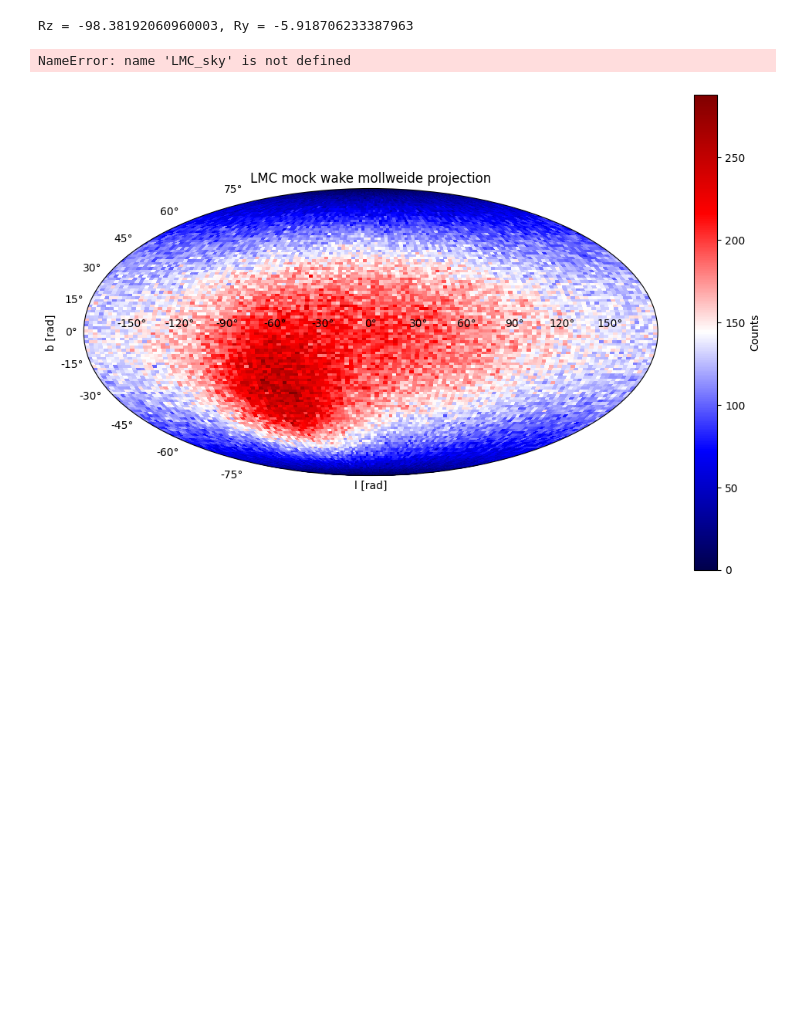
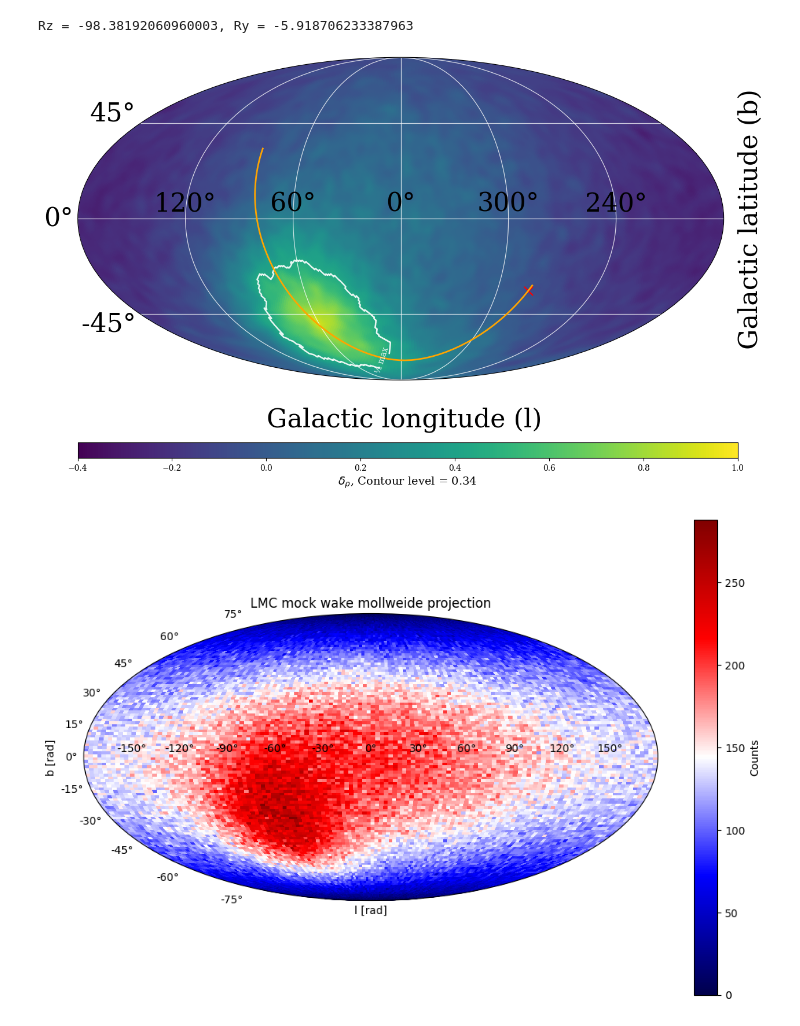
Before and after one commit to TheArchAstronomer/My_thesis, a Jupyter notebook: Hernquist_profile.ipynb, the cells around one changed output. Saved outputs shown, nothing was run; the diff lists cells and outputs as text; code cells hidden in the pictures; blank space fills up the shorter version.

```diff
--- a/Hernquist_profile.ipynb
+++ b/Hernquist_profile.ipynb
@@ -241,7 +241,7 @@ delta = np.full_like(m, hp.UNSEEN, dtype=float)
 delta[pop] = (m[pop] / mu) - 1.0
 
 # Smoothing funktsioon, proovi ilma selleta! See 5 on siin suvaline, seda peab vaatama veel.
-fwhm = np.radians(10)
+fwhm = np.radians(5)
 delta_sm = hp.smoothing(delta, fwhm=fwhm, verbose=False)
 
 # Healpy -> Matplib toimub siin
@@ -288,8 +288,9 @@ class ThetaFormatterShiftPi(GeoAxes.ThetaFormatter):
 #
 # Siin on alles plottimine
 #
-
-fig = plt.figure(figsize=(12, 8), facecolor='white')
+plt.rc('text', usetex=False)
+plt.rc('font', family='serif')
+fig = plt.figure(figsize=(12, 9), facecolor='white')
 ax = fig.add_subplot(111, projection="mollweide")
 
 # Neid vmin/vmax väärtusi võib vajaduse muuta, Foote-is on -0.4 kuni 1.0
@@ -300,17 +301,18 @@ ax = fig.add_subplot(111, projection="mollweide")
 
 valid = np.isfinite(grid_map)
 vmax = np.nanpercentile(grid_map[valid], 99)
-vmax = 0.5            # avoid zero; adjust as needed
-vmin = -0.5
+vmax = 1.0           # avoid zero; adjust as needed
+vmin = -0.4
 
 # Plot map; reverse longitude to keep east-to-the-left astronomy convention
 image = ax.pcolormesh(
     longitude[::-1], latitude, grid_map,
     vmin=vmin, vmax=vmax,
-    cmap="seismic", rasterized=True,
+    cmap="viridis", rasterized=True,
 )
 
-halfmax = 0.5 * np.nanmax(grid_map[valid])
+# halfmax = 0.34* np.nanmax(grid_map[valid])
+halfmax = 0.5* np.nanmax(grid_map[valid])
 
 cont = ax.contour(
     longitude[::-1], latitude, grid_map,
@@ -321,42 +323,46 @@ ax.clabel(cont, fmt={halfmax: '½ max'}, inline=True, fontsize=10, colors='white
 
 # Orbit overlays (Matplotlib expects radians here)
 # LMC orbiit
 ax.plot(
     -LMC_orbit.galactic.l.wrap_at(180*u.deg).radian,
      LMC_orbit.galactic.b.radian,
      color='orange', lw=2, label='LMC orbit'
 )
 
 # LMC tänane asukoht
 ax.scatter(
     -LMC_location_today.galactic.l.wrap_at(180*u.deg).radian,
      LMC_location_today.galactic.b.radian,
      marker='x', color='red', s=120, label='LMC today (SIMBAD)'
 )
 
 # Grid and tick labels
-ax.grid(True, color="gray", lw=0.6, alpha=0.8)
+# ax.grid(True, color="gray", lw=0.6, alpha=0.8)
+ax.grid(True, color="white", lw=0.9, alpha=0.8)
 ax.set_longitude_grid(60)
-ax.set_latitude_grid(30)
+ax.set_latitude_grid(45)
+# ax.set_latitude_grid(30)
 ax.set_longitude_grid_ends(90)
 ax.xaxis.set_major_formatter(ThetaFormatterShiftPi(60))
-ax.tick_params(axis='x', labelsize=10, colors='black')
-ax.tick_params(axis='y', labelsize=10, colors='black')
+ax.tick_params(axis='x', labelsize=32, colors='black')
+ax.tick_params(axis='y', labelsize=32, colors='black')
 
 # Colorbar
-cax = fig.add_axes([0.15, 0.08, 0.7, 0.03])
+# cax = fig.add_axes([0.15, 0.08, 0.7, 0.03])
+cax = fig.add_axes([0.05, 0.08, 0.95, 0.03])
 cb = fig.colorbar(image, cax=cax, orientation="horizontal")
-cb.set_label("Overdensity δ = n/⟨n⟩ − 1", fontsize=12)
+cb.set_label(r"$\delta_{\rho}$, Contour level = 0.34 ", fontsize=14)
+# cb.set_label(r"Overdensity $\delta_{\rho}$ = n/⟨n⟩ − 1", fontsize=22)
 cb.solids.set_edgecolor("face")
 
 # Axis labels
-plt.figtext(0.52, 0.15, "Galactic longitude [deg]", ha="center", fontsize=12)
-plt.figtext(1.00, 0.54, "Galactic latitude [deg]",  va="center", rotation=90, fontsize=12)
+plt.figtext(0.52, 0.14, "Galactic longitude (l)", ha="center", fontsize=32)
+plt.figtext(1.00, 0.54, "Galactic latitude (b)",  va="center", rotation=90, fontsize=32)
 
 plt.subplots_adjust(bottom=0.1, top=0.98, left=0.05, right=0.98)
 plt.show()
 # %% [output]
-NameError: name 'LMC_sky' is not defined
+[figure, added]
 # %%
 H, lon_edges, lat_edges = np.histogram2d(
     -lon, lat,
```
Also changed, not shown: 1 other file.
